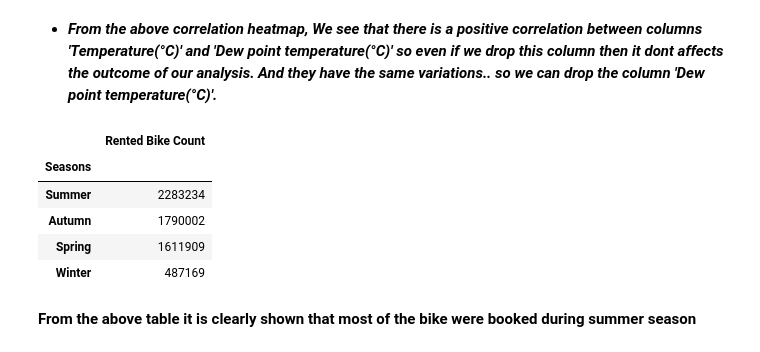
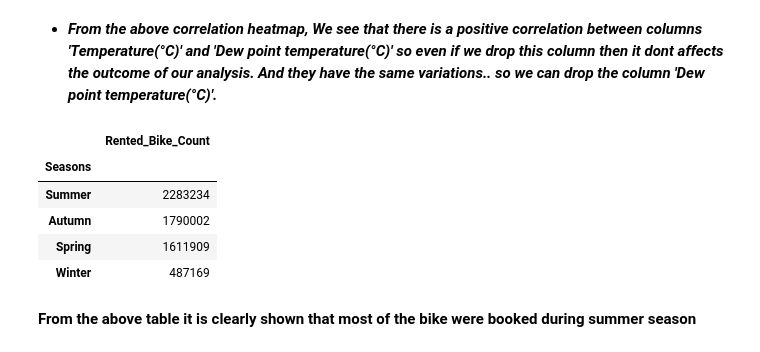
Before and after one commit to BalaramPanigrahy/Seoul-Bike-Sharing-Demand-Prediction, a Jupyter notebook: Bike_Sharing_Demand_Prediction_Capstone_Project.ipynb, the cells around one changed output. Drawn from its saved outputs; the diff is of its cells as text; code cells hidden in the pictures.

```diff
--- a/Bike_Sharing_Demand_Prediction_Capstone_Project.ipynb
+++ b/Bike_Sharing_Demand_Prediction_Capstone_Project.ipynb
@@ -601,10 +778,10 @@ sns.heatmap((correlation),mask=mask, annot=True,cmap='coolwarm')
 correlation between columns 'Temperature(°C)' and 'Dew point temperature(°C)'  so even if we drop this column then it dont affects the outcome of our analysis. And they have the same variations.. so we can drop the column 'Dew point temperature(°C)'.***
 # %%
 # now counitng the rented bike per season wise
-count_per_season=pd.DataFrame(bike.groupby('Seasons').sum()['Rented Bike Count'].sort_values(ascending=False))
+count_per_season=pd.DataFrame(bike_df.groupby('Seasons').sum()['Rented_Bike_Count'].sort_values(ascending=False))
 count_per_season
 # %% [output]
-|  | Rented Bike Count |
+|  | Rented_Bike_Count |
 | Seasons |  |
 | Summer | 2283234 |
 | Autumn | 1790002 |
```
Also changed, not shown: parts of 116 cells of this notebook.
